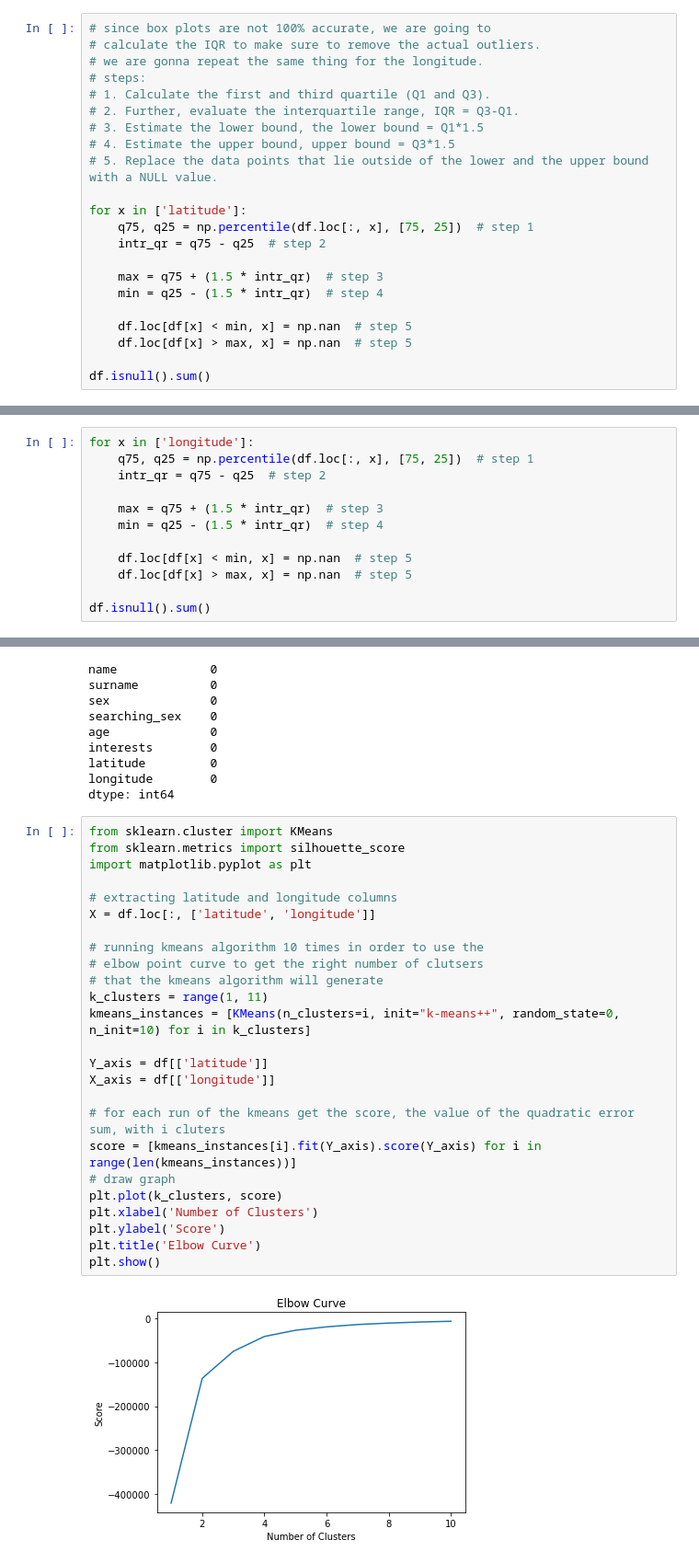
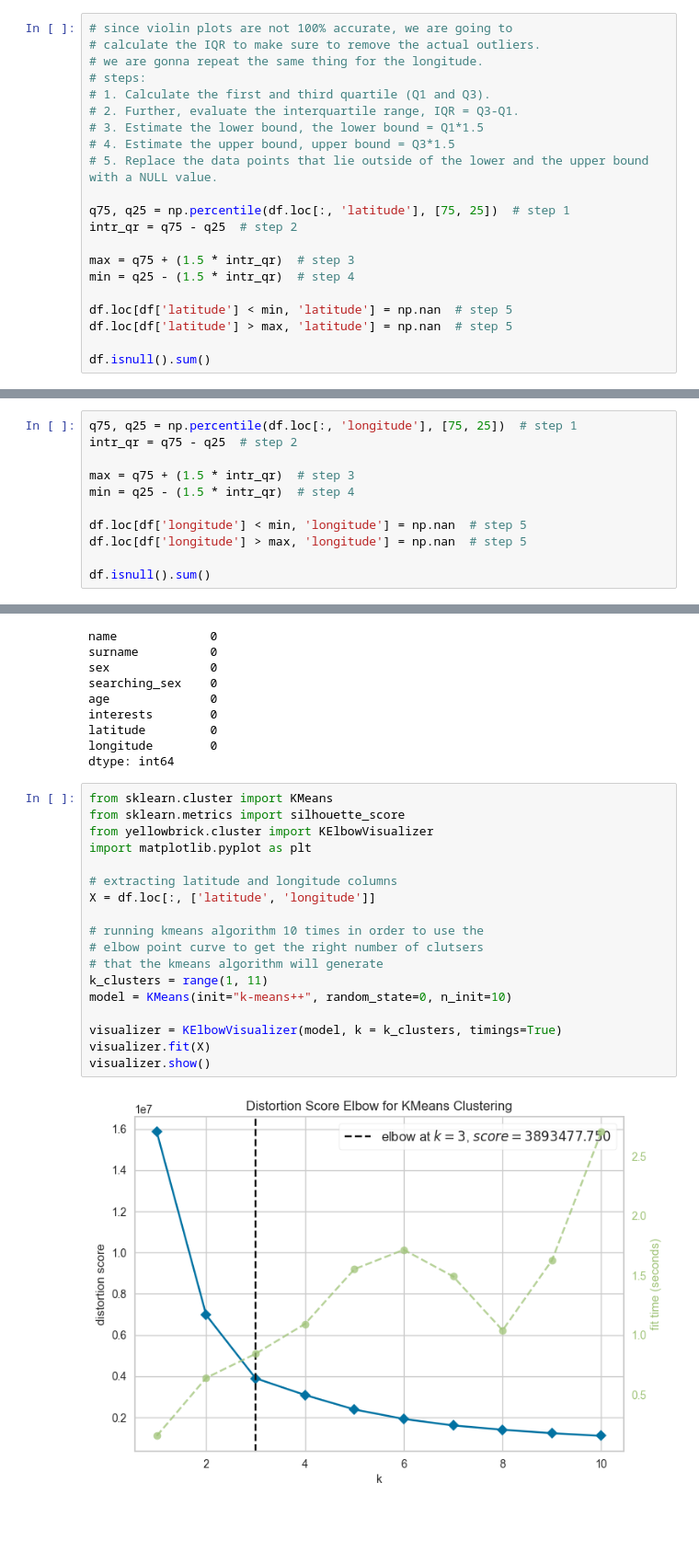
Before and after one commit to angelonazzaro/ZaMatcher, a Jupyter notebook: lat_long_clustering.ipynb, the cells around one changed output, grey strips where cells are left out. Shown at 92% size. Drawn from its saved outputs; the diff is of its cells as text; blank space fills up the shorter version.

```diff
--- a/lat_long_clustering.ipynb
+++ b/lat_long_clustering.ipynb
@@ -14,5 +16,5 @@ sns.boxplot(df.loc[:, "latitude"])
 # %%
-# since box plots are not 100% accurate, we are going to
+# since violin plots are not 100% accurate, we are going to
 # calculate the IQR to make sure to remove the actual outliers.
 # we are gonna repeat the same thing for the longitude.
 # steps:
@@ -22,15 +24,14 @@ sns.boxplot(df.loc[:, "latitude"])
 # 4. Estimate the upper bound, upper bound = Q3*1.5
 # 5. Replace the data points that lie outside of the lower and the upper bound with a NULL value.
 
-for x in ['latitude']:
-    q75, q25 = np.percentile(df.loc[:, x], [75, 25])  # step 1
-    intr_qr = q75 - q25  # step 2
+q75, q25 = np.percentile(df.loc[:, 'latitude'], [75, 25])  # step 1
+intr_qr = q75 - q25  # step 2
 
-    max = q75 + (1.5 * intr_qr)  # step 3
-    min = q25 - (1.5 * intr_qr)  # step 4
+max = q75 + (1.5 * intr_qr)  # step 3
+min = q25 - (1.5 * intr_qr)  # step 4
 
-    df.loc[df[x] < min, x] = np.nan  # step 5
-    df.loc[df[x] > max, x] = np.nan  # step 5
+df.loc[df['latitude'] < min, 'latitude'] = np.nan  # step 5
+df.loc[df['latitude'] > max, 'latitude'] = np.nan  # step 5
 
 df.isnull().sum()
 # %% [output]
@@ -66,13 +69,12 @@ sns.boxplot(df.loc[:, "longitude"])
 # %%
-for x in ['longitude']:
-    q75, q25 = np.percentile(df.loc[:, x], [75, 25])  # step 1
-    intr_qr = q75 - q25  # step 2
+q75, q25 = np.percentile(df.loc[:, 'longitude'], [75, 25])  # step 1
+intr_qr = q75 - q25  # step 2
 
-    max = q75 + (1.5 * intr_qr)  # step 3
-    min = q25 - (1.5 * intr_qr)  # step 4
+max = q75 + (1.5 * intr_qr)  # step 3
+min = q25 - (1.5 * intr_qr)  # step 4
 
-    df.loc[df[x] < min, x] = np.nan  # step 5
-    df.loc[df[x] > max, x] = np.nan  # step 5
+df.loc[df['longitude'] < min, 'longitude'] = np.nan  # step 5
+df.loc[df['longitude'] > max, 'longitude'] = np.nan  # step 5
 
 df.isnull().sum()
 # %% [output]
@@ -102,27 +104,20 @@ dtype: int64
 # %%
 from sklearn.cluster import KMeans
 from sklearn.metrics import silhouette_score
+from yellowbrick.cluster import KElbowVisualizer
 import matplotlib.pyplot as plt
 
 # extracting latitude and longitude columns
 X = df.loc[:, ['latitude', 'longitude']]
 
 # running kmeans algorithm 10 times in order to use the
 # elbow point curve to get the right number of clutsers
 # that the kmeans algorithm will generate
 k_clusters = range(1, 11)
-kmeans_instances = [KMeans(n_clusters=i, init="k-means++", random_state=0, n_init=10) for i in k_clusters]
+model = KMeans(init="k-means++", random_state=0, n_init=10)
 
-Y_axis = df[['latitude']]
-X_axis = df[['longitude']]
-
-# for each run of the kmeans get the score, the value of the quadratic error sum, with i cluters
-score = [kmeans_instances[i].fit(Y_axis).score(Y_axis) for i in range(len(kmeans_instances))]
-# draw graph
-plt.plot(k_clusters, score)
-plt.xlabel('Number of Clusters')
-plt.ylabel('Score')
-plt.title('Elbow Curve')
-plt.show()
+visualizer = KElbowVisualizer(model, k = k_clusters, timings=True)
+visualizer.fit(X)
+visualizer.show()
 # %% [output]
-[figure, old version]
+[figure, new version]
```
Also changed, not shown: parts of 9 cells of this notebook, 2 other files.
